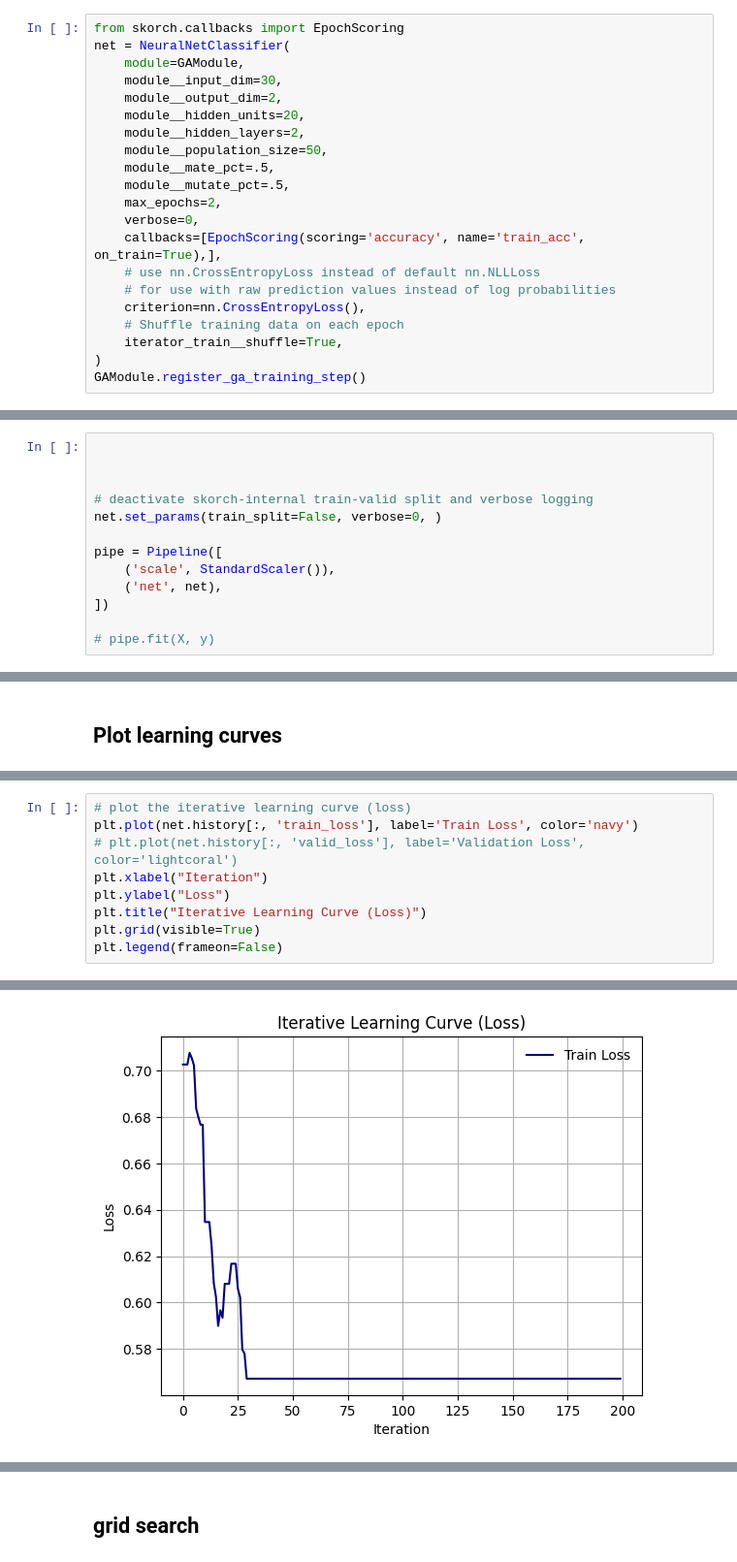
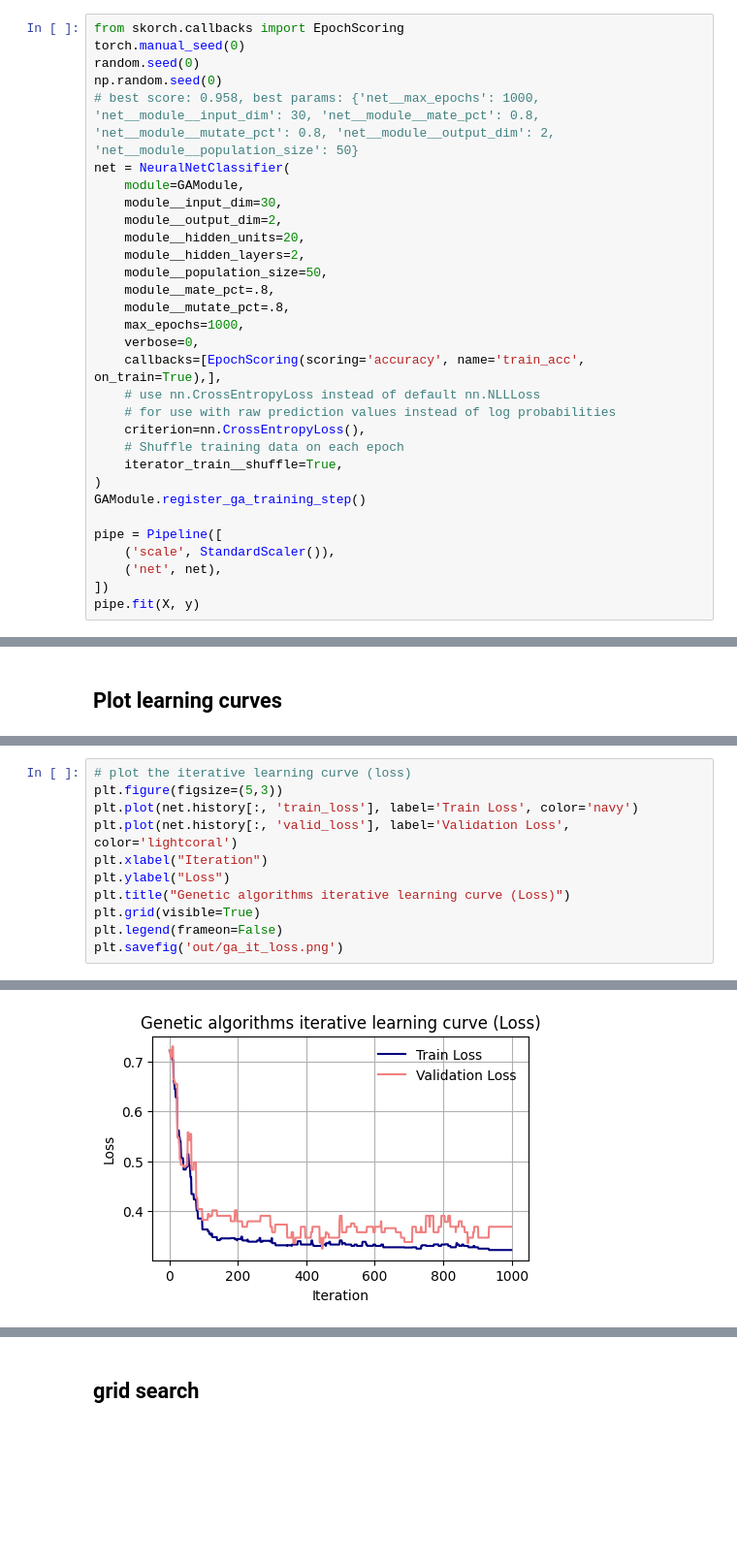
Before and after one commit to MatthewCaseres/mlrose, a Jupyter notebook: notebooks/ga_opt_network.ipynb, the cells around one changed output, grey strips where cells are left out. Shown: that part at 97% size. Drawn from its saved outputs; the diff is of its cells as text; blank space fills up the shorter version.

Commit message:
genetic algo

```diff
--- a/notebooks/ga_opt_network.ipynb
+++ b/notebooks/ga_opt_network.ipynb
@@ -25,5 +28,9 @@ y = y.astype(np.int64)
 # %%
 from skorch.callbacks import EpochScoring
+torch.manual_seed(0)
+random.seed(0)
+np.random.seed(0)
+# best score: 0.958, best params: {'net__max_epochs': 1000, 'net__module__input_dim': 30, 'net__module__mate_pct': 0.8, 'net__module__mutate_pct': 0.8, 'net__module__output_dim': 2, 'net__module__population_size': 50}
 net = NeuralNetClassifier(
     module=GAModule,
     module__input_dim=30,
@@ -31,9 +38,9 @@ net = NeuralNetClassifier(
     module__hidden_units=20,
     module__hidden_layers=2,
     module__population_size=50,
-    module__mate_pct=.5,
-    module__mutate_pct=.5,
-    max_epochs=2,
+    module__mate_pct=.8,
+    module__mutate_pct=.8,
+    max_epochs=1000,
     verbose=0,
     callbacks=[EpochScoring(scoring='accuracy', name='train_acc', on_train=True),],
     # use nn.CrossEntropyLoss instead of default nn.NLLLoss
@@ -43,3 +50,9 @@ net = NeuralNetClassifier(
     iterator_train__shuffle=True,
 )
 GAModule.register_ga_training_step()
+
+pipe = Pipeline([
+    ('scale', StandardScaler()),
+    ('net', net),
+])
+pipe.fit(X, y)
@@ -85,13 +73,0 @@ test_acc(50, .1, .8)
-# %%
-
-
-
-# deactivate skorch-internal train-valid split and verbose logging
-net.set_params(train_split=False, verbose=0, )
-
-pipe = Pipeline([
-    ('scale', StandardScaler()),
-    ('net', net),
-])
-
-# pipe.fit(X, y)
@@ -140,10 +80,12 @@ net.history
 # %%
 # plot the iterative learning curve (loss)
+plt.figure(figsize=(5,3))
 plt.plot(net.history[:, 'train_loss'], label='Train Loss', color='navy')
-# plt.plot(net.history[:, 'valid_loss'], label='Validation Loss', color='lightcoral')
+plt.plot(net.history[:, 'valid_loss'], label='Validation Loss', color='lightcoral')
 plt.xlabel("Iteration")
 plt.ylabel("Loss")
-plt.title("Iterative Learning Curve (Loss)")
+plt.title("Genetic algorithms iterative learning curve (Loss)")
 plt.grid(visible=True)
 plt.legend(frameon=False)
+plt.savefig('out/ga_it_loss.png')
 # %% [output]
@@ -151,3 +92,3 @@ plt.legend(frameon=False)
-[figure, old version]
+[figure, new version]
 # %%
 # plot the iterative learning curve (accuracy)
```
Also changed, not shown: parts of 12 cells of this notebook, 6 other files.
